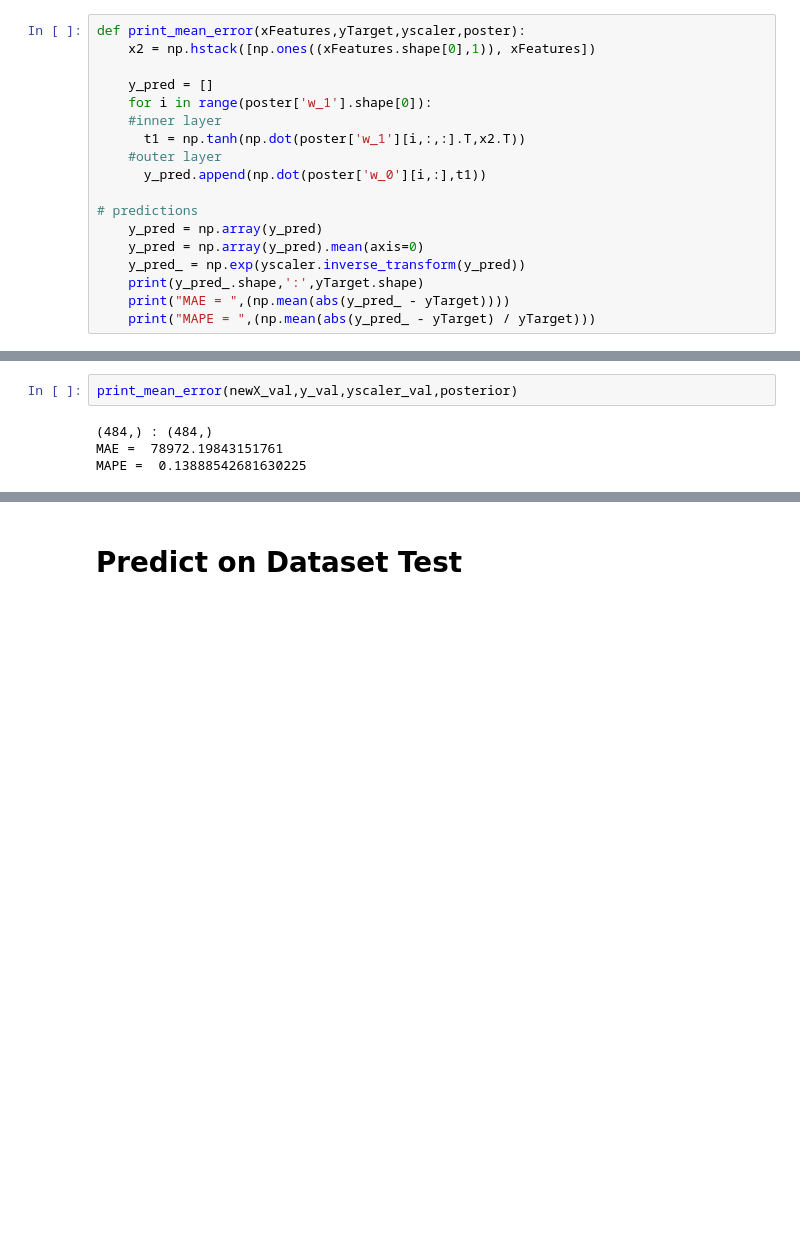
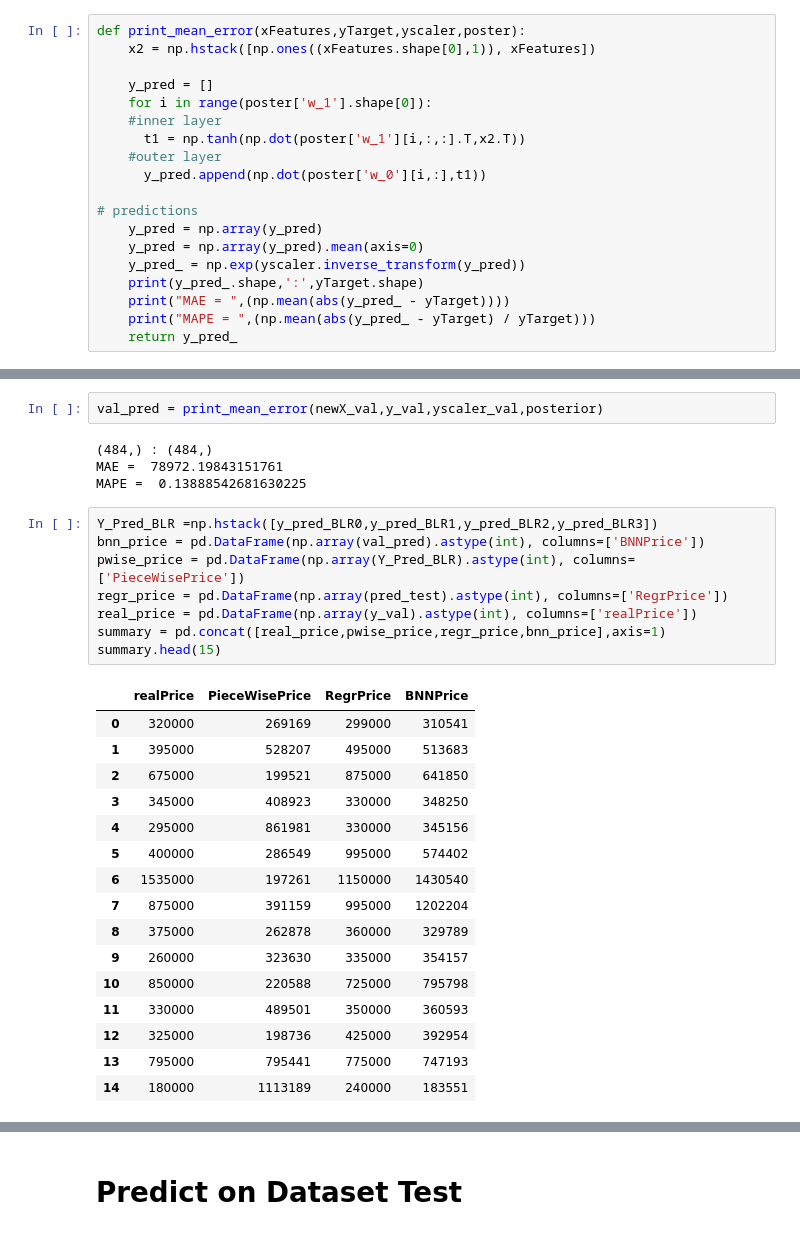
Before and after one commit to aoudjit/aoudjit, a Jupyter notebook: ET5003_KaggleCompetition_Aziz_AOUDJIT_20201281.ipynb, the cells around one changed output, grey strips where cells are left out. Saved outputs shown, nothing was run; the diff lists cells and outputs as text; blank space fills up the shorter version.

```diff
--- a/ET5003_KaggleCompetition_Aziz_AOUDJIT_20201281.ipynb
+++ b/ET5003_KaggleCompetition_Aziz_AOUDJIT_20201281.ipynb
@@ -1131,4 +1131,5 @@ def print_mean_error(xFeatures,yTarget,yscaler,poster):
     print(y_pred_.shape,':',yTarget.shape)
     print("MAE = ",(np.mean(abs(y_pred_ - yTarget))))
     print("MAPE = ",(np.mean(abs(y_pred_ - yTarget) / yTarget)))
+    return y_pred_
 # %%
@@ -1138,8 +1139,33 @@ print_mean_error(newX_train,y_train,yscaler,posterior)
 MAE =  55718.03574411624
 MAPE =  0.10178887706613622
 # %%
-print_mean_error(newX_val,y_val,yscaler_val,posterior)
+val_pred = print_mean_error(newX_val,y_val,yscaler_val,posterior)
 # %% [output]
 (484,) : (484,)
 MAE =  78972.19843151761
 MAPE =  0.13888542681630225
+# %%
+Y_Pred_BLR =np.hstack([y_pred_BLR0,y_pred_BLR1,y_pred_BLR2,y_pred_BLR3])
+bnn_price = pd.DataFrame(np.array(val_pred).astype(int), columns=['BNNPrice'])
+pwise_price = pd.DataFrame(np.array(Y_Pred_BLR).astype(int), columns=['PieceWisePrice'])
+regr_price = pd.DataFrame(np.array(pred_test).astype(int), columns=['RegrPrice'])
+real_price = pd.DataFrame(np.array(y_val).astype(int), columns=['realPrice'])
+summary = pd.concat([real_price,pwise_price,regr_price,bnn_price],axis=1)
+summary.head(15)
+# %% [output]
+|  | realPrice | PieceWisePrice | RegrPrice | BNNPrice |
+| 0 | 320000 | 269169 | 299000 | 310541 |
+| 1 | 395000 | 528207 | 495000 | 513683 |
+| 2 | 675000 | 199521 | 875000 | 641850 |
+| 3 | 345000 | 408923 | 330000 | 348250 |
+| 4 | 295000 | 861981 | 330000 | 345156 |
+| 5 | 400000 | 286549 | 995000 | 574402 |
+| 6 | 1535000 | 197261 | 1150000 | 1430540 |
+| 7 | 875000 | 391159 | 995000 | 1202204 |
+| 8 | 375000 | 262878 | 360000 | 329789 |
+| 9 | 260000 | 323630 | 335000 | 354157 |
+| 10 | 850000 | 220588 | 725000 | 795798 |
+| 11 | 330000 | 489501 | 350000 | 360593 |
+| 12 | 325000 | 198736 | 425000 | 392954 |
+| 13 | 795000 | 795441 | 775000 | 747193 |
+| 14 | 180000 | 1113189 | 240000 | 183551 |
```
Also changed, not shown: parts of 3 cells of this notebook.
